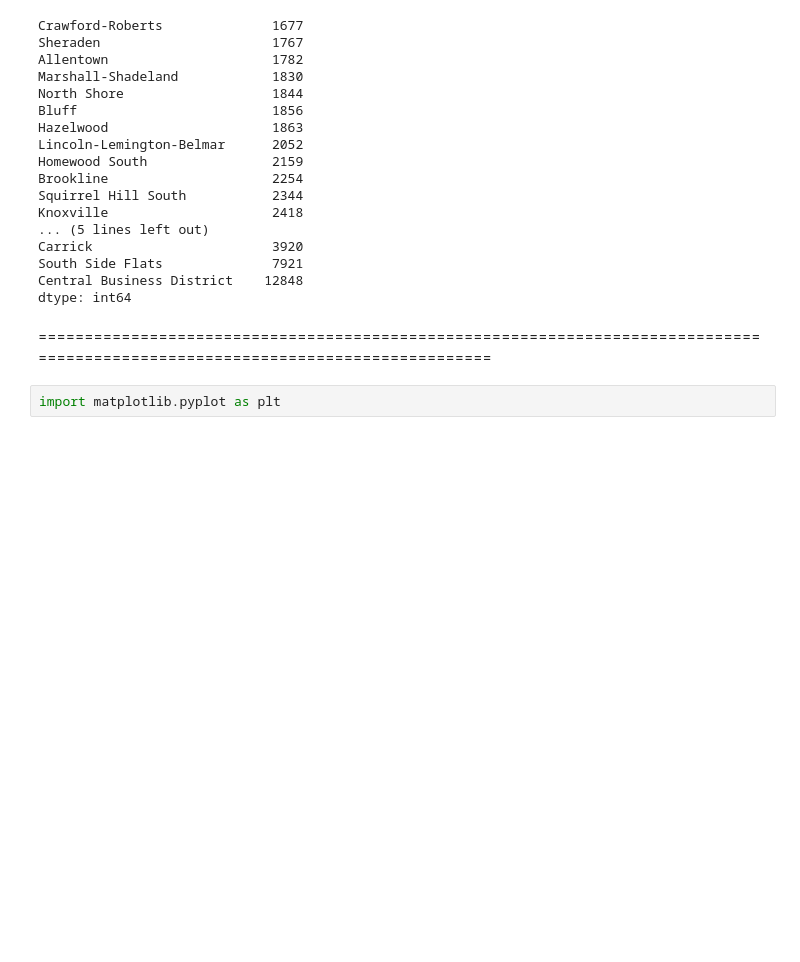
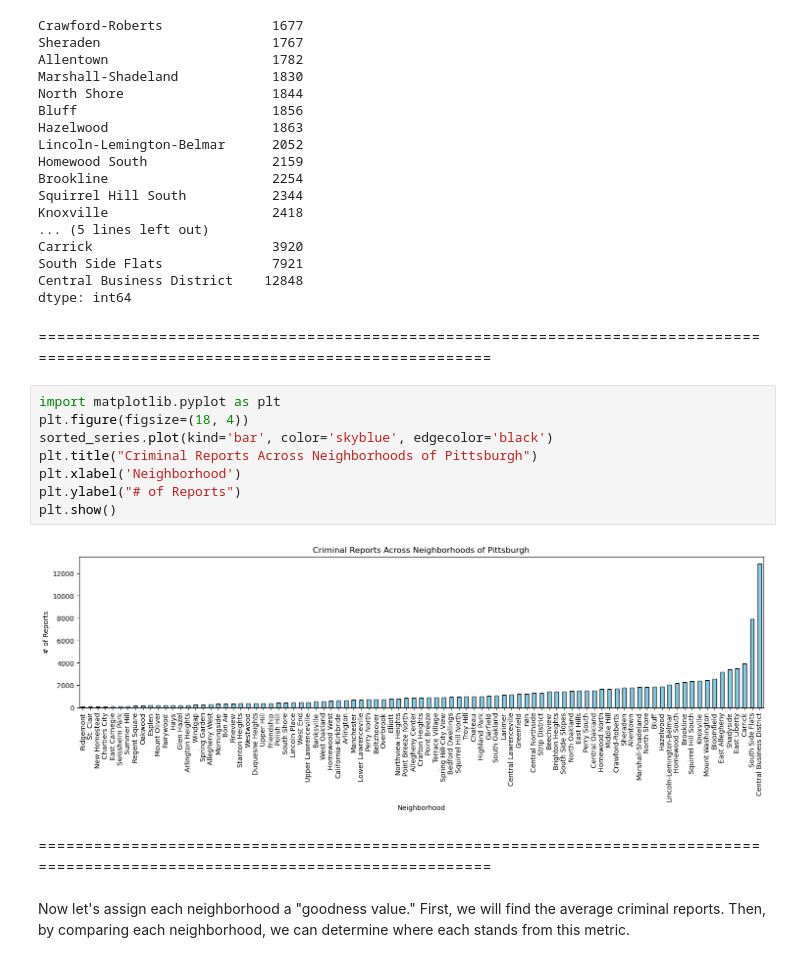
Before and after one commit to Sleepblox/CMPINF-0010-Final-Project, a Jupyter notebook: ivory/criminalActivity.ipynb, the cells around one changed output. Cells and saved outputs as stored; diff of their text form; blank space fills up the shorter version.

```diff
--- a/ivory/criminalActivity.ipynb
+++ b/ivory/criminalActivity.ipynb
@@ -83,3 +83,15 @@ dtype: int64
 ===============================================================================================================================
 # %%
 import matplotlib.pyplot as plt
+plt.figure(figsize=(18, 4))
+sorted_series.plot(kind='bar', color='skyblue', edgecolor='black')
+plt.title("Criminal Reports Across Neighborhoods of Pittsburgh")
+plt.xlabel('Neighborhood')
+plt.ylabel("# of Reports")
+plt.show()
+# %% [output]
+[figure, added]
+# %% [markdown]
+===============================================================================================================================
+# %% [markdown]
+Now let's assign each neighborhood a "goodness value." First, we will find the average criminal reports. Then, by comparing each neighborhood, we can determine where each stands from this metric.
```
Also changed, not shown: parts of 3 cells of this notebook.
